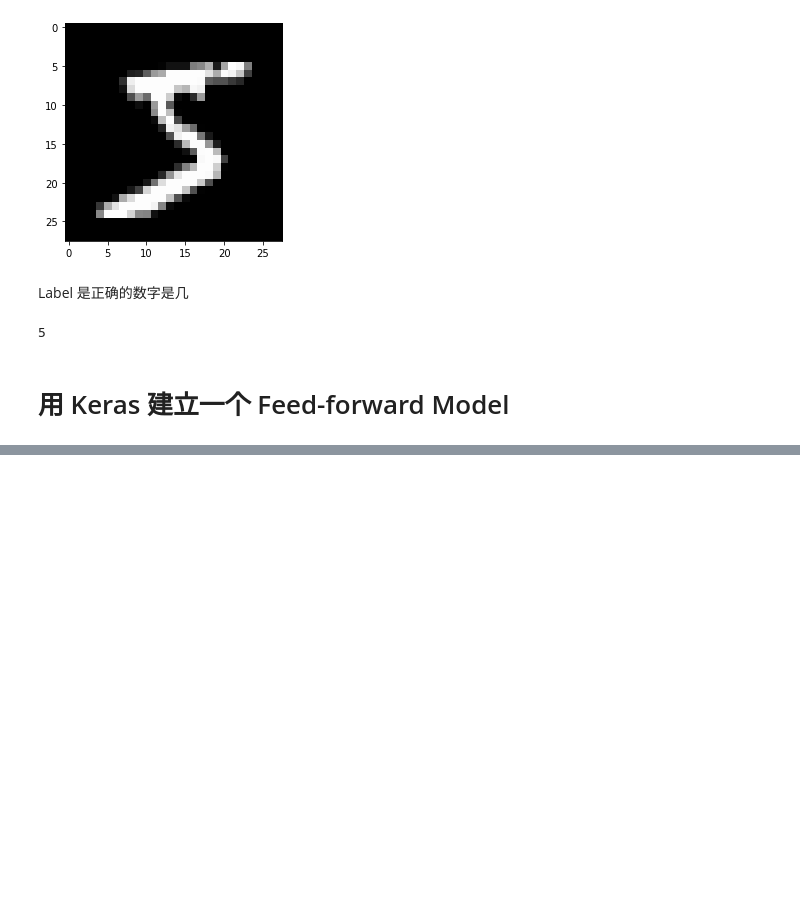
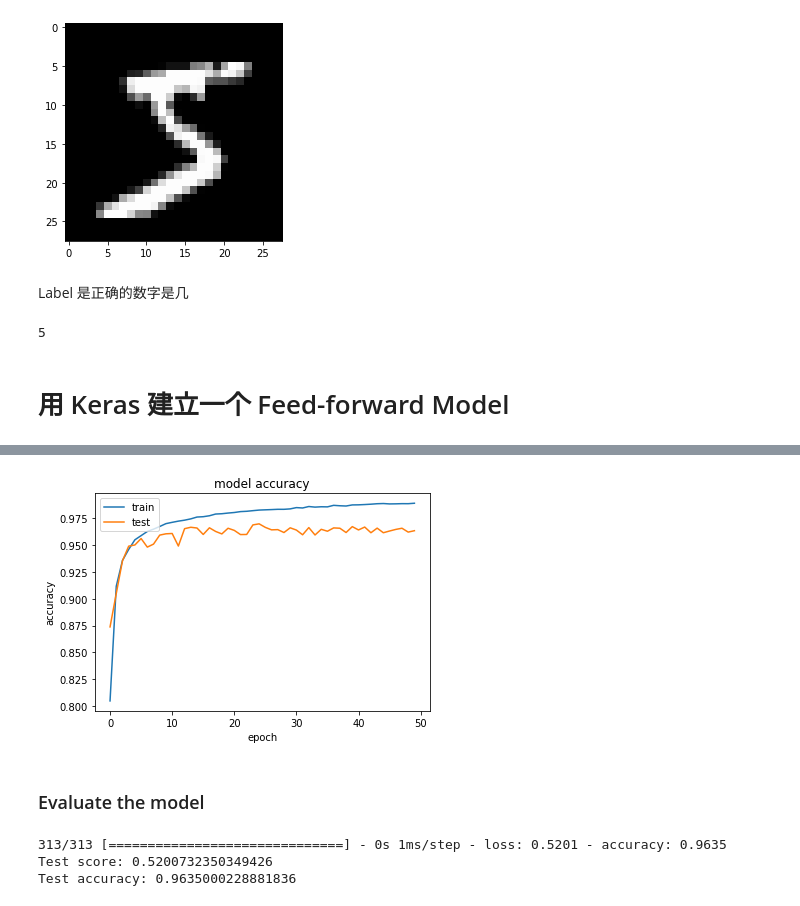
Before and after one commit to brian-pan/data-analysis-learn-python-machine-learning-codes, a Jupyter notebook: codes_for_machine_learning_4.ipynb, the cells around one changed output, grey strips where cells are left out. Saved outputs shown, nothing was run; the diff lists cells and outputs as text; code cells hidden in the pictures; blank space fills up the shorter version.

```diff
--- a/codes_for_machine_learning_4.ipynb
+++ b/codes_for_machine_learning_4.ipynb
@@ -124,0 +149,6 @@ model.summary()
+# %%
+# 将已经设计好的模型进行 compile，compile 之后模型就不能改变了
+# 我们需要告诉模型我们用什么方法进行 weight update，以及如何衡量模型好坏
+model.compile(optimizer='rmsprop', # Algorithm for weight update ##第一种不好换adam(是一种算法)
+              loss='categorical_crossentropy', # Evaluation metric ## classification一定用这个 regression替换成 'mse'
+              metrics=['accuracy'])  # Evaluation metric for human only
@@ -124,0 +173,25 @@ model.summary()
+# %%
+# 这个叫做 callbacks，指的是在模型进行 training 的时候，额外需要考虑的东西
+# 在这里我们增加一个可以让模型提前停止 training 的 callback -> EarlyStopping
+# 加这个 callback 可以让我们的模型在发现自己无法进一步减小 loss 的时候，
+# 自行停止训练（反正也没法变的更好了，就不浪费时间了）
+# monitor 表示我们希望监视哪个 metric 的变化
+# 模型的 metric 要至少减小 min_delta 这么多才算是有学到新的东西
+# patience 指的是当模型没有学习到的时候，要不要多等一会儿看看是不是只是
+# 运气不好导致的这次模型没有提升，如果连续 patience 这么多次都没学到新的东西就停
+# restore_best_weights 表示当我们提前停下来的时候，是不是使用 loss 最低的那次
+# 的 weight 作为最终结果
+
+# 如果报错请把 acc 改成 accuracy，后面同理（keras 版本问题）
+early_stop = keras.callbacks.EarlyStopping(monitor='acc',
+                                           min_delta=0.02,
+                                           patience=2,
+                                           restore_best_weights=True)
+# Train model
+# validation_data 只用来计算 metrics 的最终 score，不会用于 training
+# 这个 function 在对模型进行 training 的同时还会 return 所有的 metrics
+history = model.fit(x_train, y_train,
+                    batch_size=128,
+                    epochs=50,
+                    validation_data=(x_test, y_test),
+                    callbacks=[early_stop])
@@ -124,0 +216,27 @@ model.summary()
+# %%
+# 将 Training 过程中 training data accuracy 的变化 plot 出来
+plt.plot(history.history['accuracy'])
+# 将 Training 过程中 validation data accuracy 的变化 plot 出来
+plt.plot(history.history['val_accuracy'])
+# 给图片添加一个标题
+plt.title('model accuracy')
+# 给 x y 轴起一个名字
+plt.ylabel('accuracy')
+plt.xlabel('epoch')
+# 将图例显示在左上角
+plt.legend(['train', 'test'], loc='upper left')
+# 显示图片
+plt.show()
+# %% [output]
+[figure, added]
+# %% [markdown]
+### Evaluate the model
+# %%
+# 利用我们的 test data set 进行测试
+score = model.evaluate(x_test, y_test)
+print('Test score:', score[0])
+print('Test accuracy:', score[1])
+# %% [output]
+313/313 [==============================] - 0s 1ms/step - loss: 0.5201 - accuracy: 0.9635
+Test score: 0.5200732350349426
+Test accuracy: 0.9635000228881836
```
Also changed, not shown: parts of 11 cells of this notebook.
